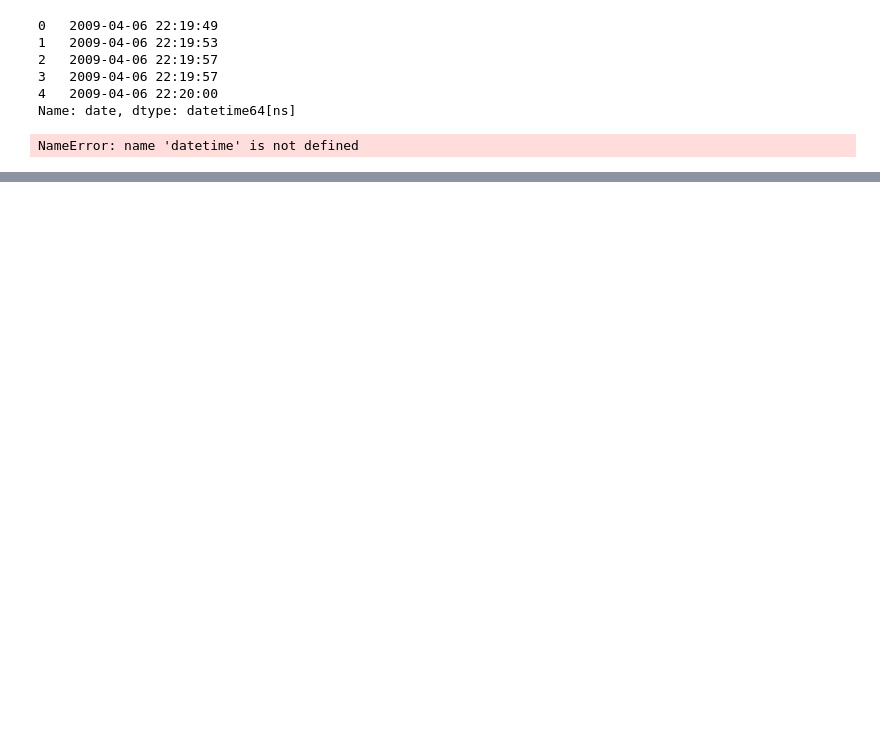
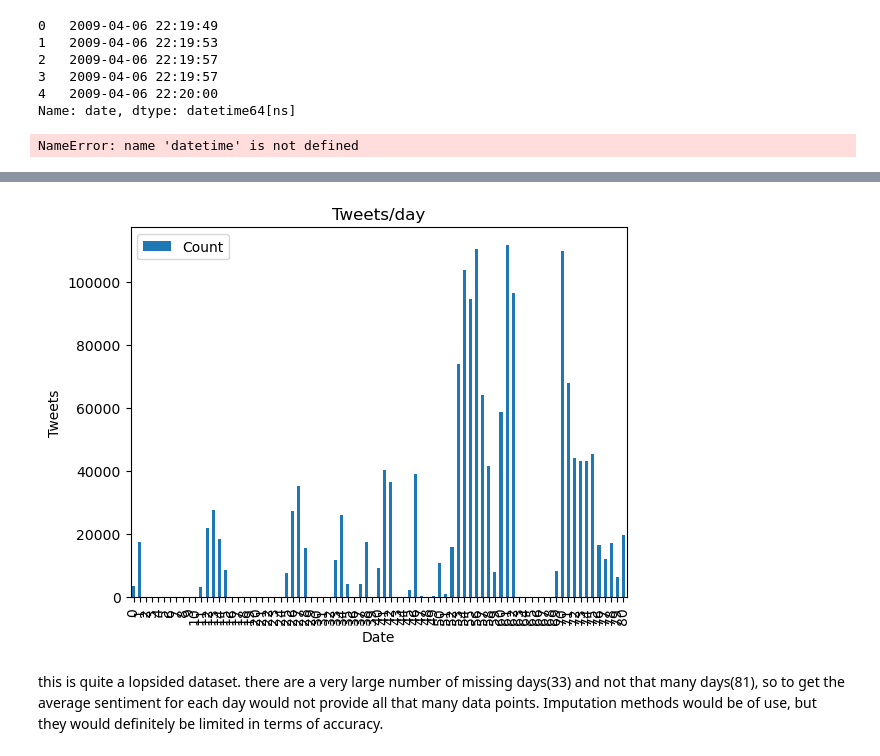
Before and after one commit to milooranm/ForecastingSentiment, a Jupyter notebook: someEDA.ipynb, the cells around one changed output, grey strips where cells are left out. Drawn from its saved outputs; the diff is of its cells as text; code cells hidden in the pictures; blank space fills up the shorter version.

```diff
--- a/someEDA.ipynb
+++ b/someEDA.ipynb
@@ -123,0 +177,3 @@ NameError: name 'datetime' is not defined
+# %%
+df_range = pd.DataFrame({'DATE': date_range})
+df_range
@@ -123,0 +194,3 @@ NameError: name 'datetime' is not defined
+# %%
+df_range['DATE'] = pd.to_datetime(df_range['DATE']).dt.date
+type(df_range['DATE'][0])
@@ -123,0 +199,3 @@ NameError: name 'datetime' is not defined
+# %%
+df_range = df_range.merge(date_counts, how='left', on='DATE')
+df_range
@@ -123,0 +216,3 @@ NameError: name 'datetime' is not defined
+# %%
+df_range.fillna(0, inplace=True)
+df_range
@@ -123,0 +233,10 @@ NameError: name 'datetime' is not defined
+# %%
+df_range.plot(kind='bar')
+plt.xlabel('Date')
+plt.ylabel('Tweets')
+plt.title('Tweets/day')
+plt.show()
+# %% [output]
+[figure, added]
+# %% [markdown]
+this is quite a lopsided dataset. there are a very large number of missing days(33) and not that many days(81), so to get the average sentiment for each day would not provide all that many data points. Imputation methods would be of use, but they would definitely be limited in terms of accuracy.
```
Also changed, not shown: parts of 16 cells of this notebook.
